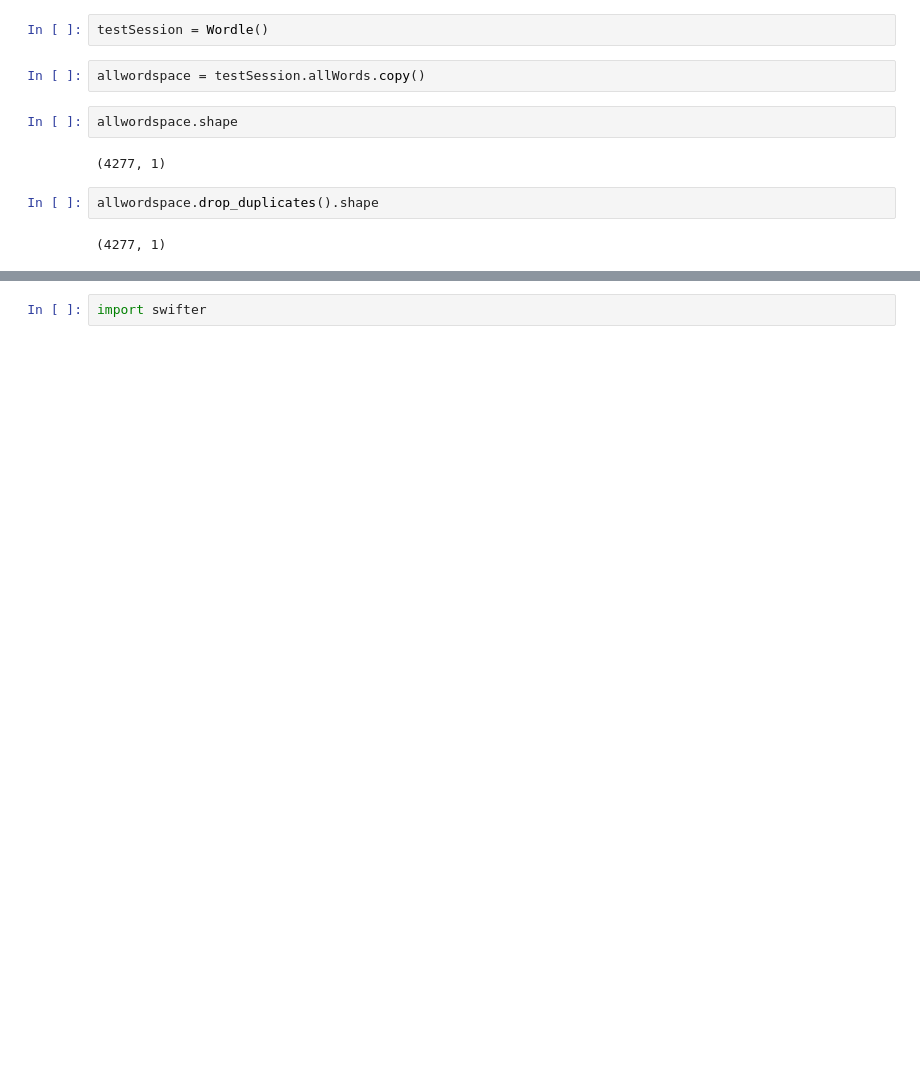
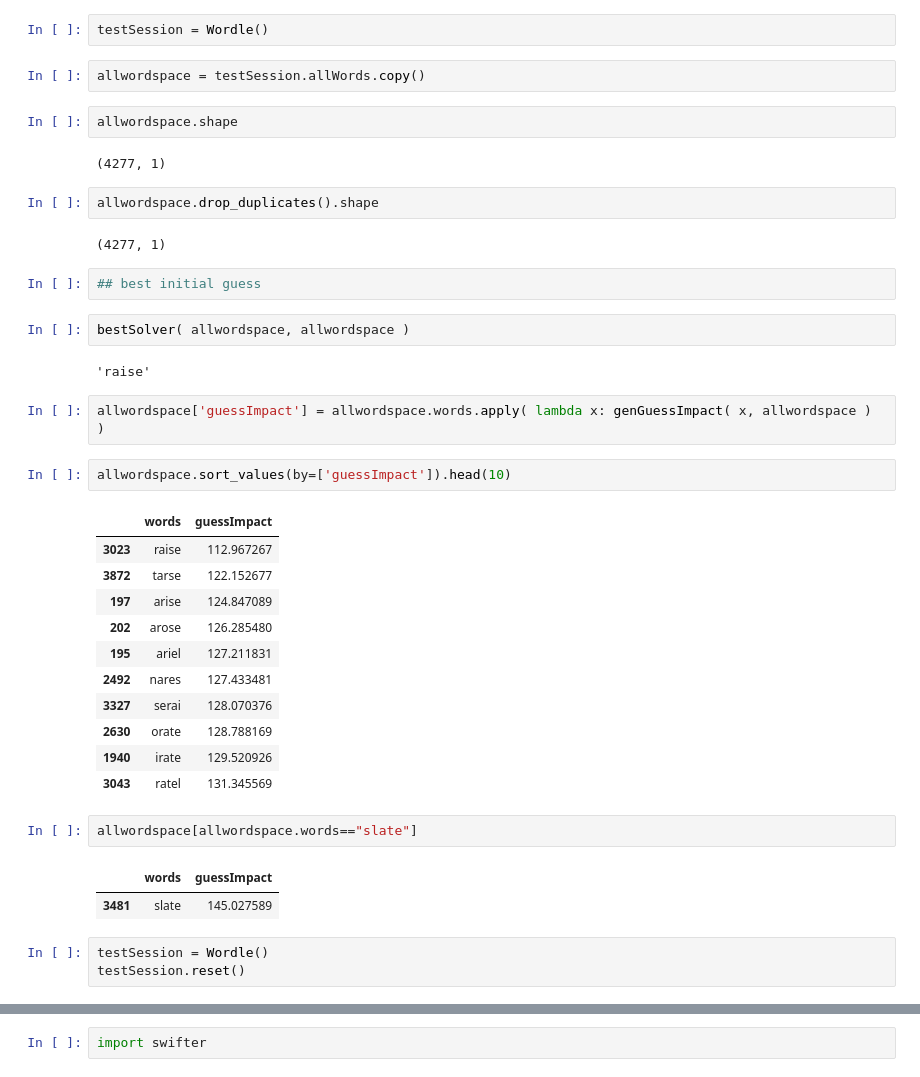
Before and after one commit to gaohey/wordler, a Jupyter notebook: analysis.ipynb, the cells around one changed output, grey strips where cells are left out. Cells and saved outputs as stored; diff of their text form; blank space fills up the shorter version.

```diff
--- a/analysis.ipynb
+++ b/analysis.ipynb
@@ -18,3 +18,33 @@ allwordspace.shape
 allwordspace.drop_duplicates().shape
 # %% [output]
 (4277, 1)
+# %%
+## best initial guess
+# %%
+bestSolver( allwordspace, allwordspace )
+# %% [output]
+'raise'
+# %%
+allwordspace['guessImpact'] = allwordspace.words.apply( lambda x: genGuessImpact( x, allwordspace ) )
+# %%
+allwordspace.sort_values(by=['guessImpact']).head(10)
+# %% [output]
+|  | words | guessImpact |
+| 3023 | raise | 112.967267 |
+| 3872 | tarse | 122.152677 |
+| 197 | arise | 124.847089 |
+| 202 | arose | 126.285480 |
+| 195 | ariel | 127.211831 |
+| 2492 | nares | 127.433481 |
+| 3327 | serai | 128.070376 |
+| 2630 | orate | 128.788169 |
+| 1940 | irate | 129.520926 |
+| 3043 | ratel | 131.345569 |
+# %%
+allwordspace[allwordspace.words=="slate"]
+# %% [output]
+|  | words | guessImpact |
+| 3481 | slate | 145.027589 |
+# %%
+testSession = Wordle()
+testSession.reset()
```
Also changed, not shown: parts of 26 cells of this notebook, 3 other files.
